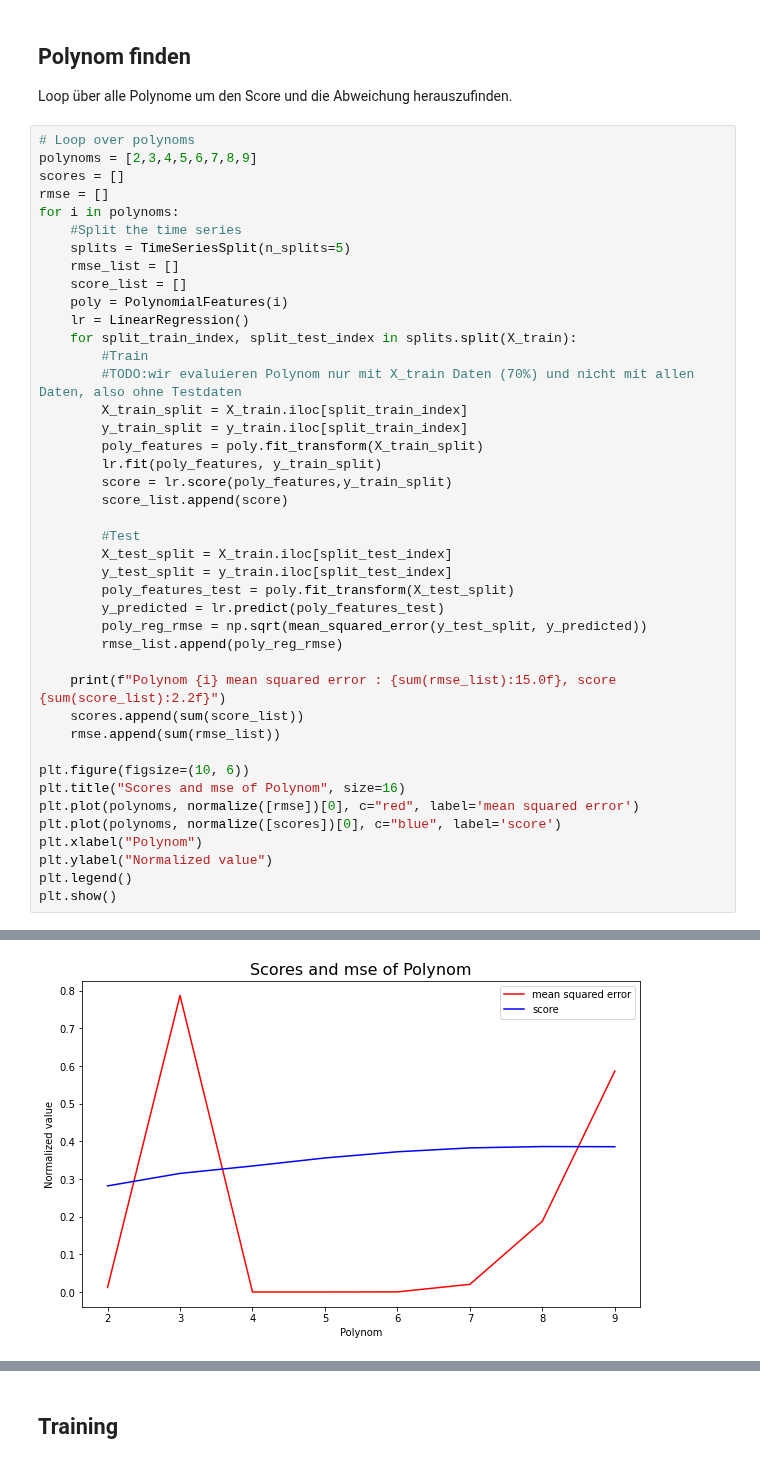
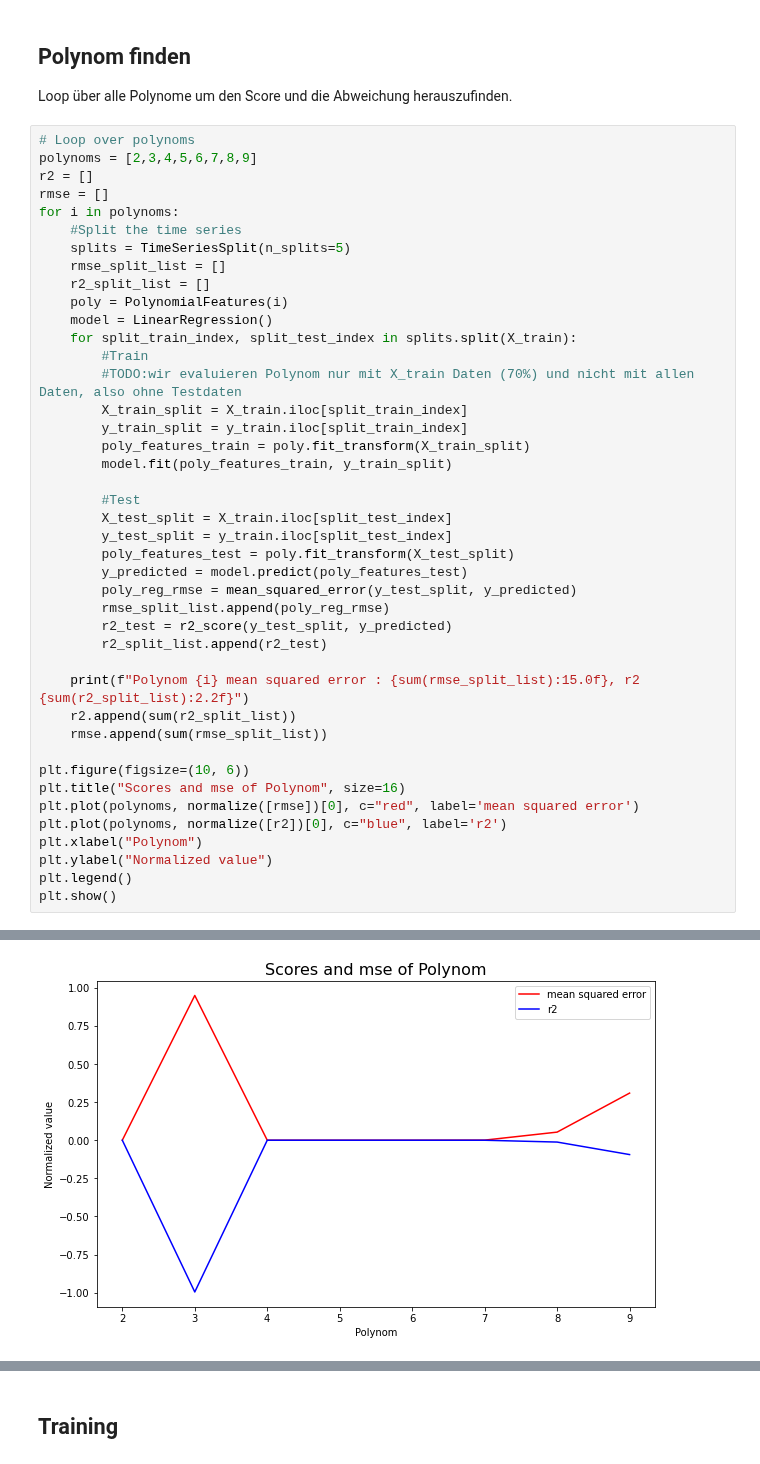
Before and after one commit to maggi71/ml-corona, a Jupyter notebook: models/regression.ipynb, the cells around one changed output, grey strips where cells are left out. Cells and saved outputs as stored; diff of their text form.

```diff
--- a/models/regression.ipynb
+++ b/models/regression.ipynb
@@ -88,41 +101,41 @@ Loop über alle Polynome um den Score und die Abweichung herauszufinden.
 # %%
 # Loop over polynoms
 polynoms = [2,3,4,5,6,7,8,9]
-scores = []
+r2 = []
 rmse = []
 for i in polynoms:
     #Split the time series
     splits = TimeSeriesSplit(n_splits=5)
-    rmse_list = []
-    score_list = []
+    rmse_split_list = []
+    r2_split_list = []
     poly = PolynomialFeatures(i)
-    lr = LinearRegression()
+    model = LinearRegression()
     for split_train_index, split_test_index in splits.split(X_train):
         #Train
         #TODO:wir evaluieren Polynom nur mit X_train Daten (70%) und nicht mit allen Daten, also ohne Testdaten
         X_train_split = X_train.iloc[split_train_index]
         y_train_split = y_train.iloc[split_train_index]
-        poly_features = poly.fit_transform(X_train_split)
-        lr.fit(poly_features, y_train_split)
-        score = lr.score(poly_features,y_train_split)
-        score_list.append(score)
+        poly_features_train = poly.fit_transform(X_train_split)
+        model.fit(poly_features_train, y_train_split)
 
         #Test
         X_test_split = X_train.iloc[split_test_index]
         y_test_split = y_train.iloc[split_test_index]
         poly_features_test = poly.fit_transform(X_test_split)
-        y_predicted = lr.predict(poly_features_test)
-        poly_reg_rmse = np.sqrt(mean_squared_error(y_test_split, y_predicted))
-        rmse_list.append(poly_reg_rmse)
+        y_predicted = model.predict(poly_features_test)
+        poly_reg_rmse = mean_squared_error(y_test_split, y_predicted)
+        rmse_split_list.append(poly_reg_rmse)
+        r2_test = r2_score(y_test_split, y_predicted)
+        r2_split_list.append(r2_test)
 
-    print(f"Polynom {i} mean squared error : {sum(rmse_list):15.0f}, score {sum(score_list):2.2f}")
-    scores.append(sum(score_list))
-    rmse.append(sum(rmse_list))
+    print(f"Polynom {i} mean squared error : {sum(rmse_split_list):15.0f}, r2 {sum(r2_split_list):2.2f}")
+    r2.append(sum(r2_split_list))
+    rmse.append(sum(rmse_split_list))
 
 plt.figure(figsize=(10, 6))
 plt.title("Scores and mse of Polynom", size=16)
 plt.plot(polynoms, normalize([rmse])[0], c="red", label='mean squared error')
-plt.plot(polynoms, normalize([scores])[0], c="blue", label='score')
+plt.plot(polynoms, normalize([r2])[0], c="blue", label='r2')
 plt.xlabel("Polynom")
 plt.ylabel("Normalized value")
 plt.legend()
@@ -139 +152 @@ Polynom 9 mean squared error :    345682639807, score 4.93
-[figure, old version]
+[figure, new version]
```
Also changed, not shown: parts of 7 cells of this notebook.
